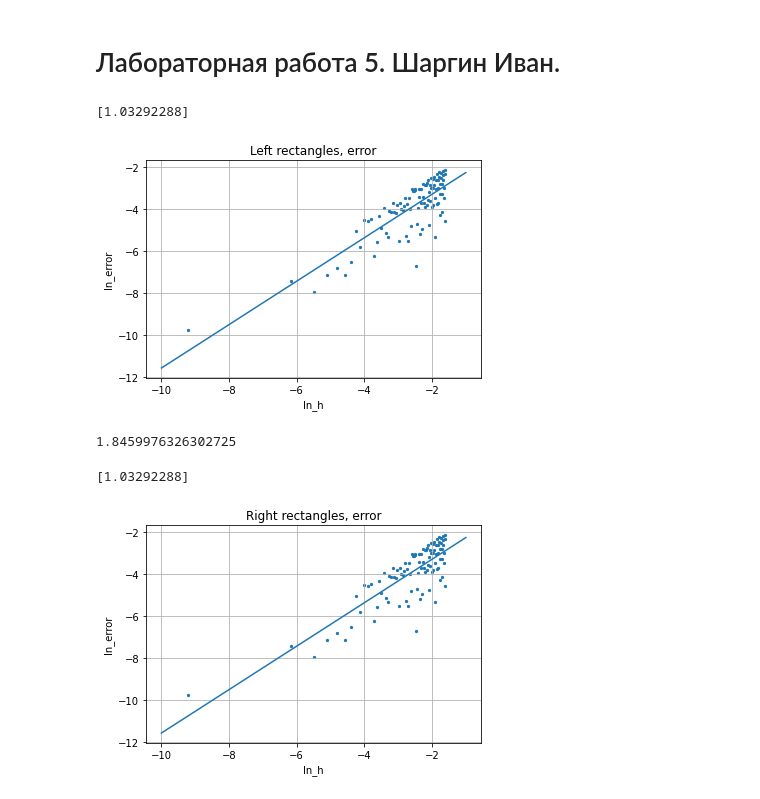
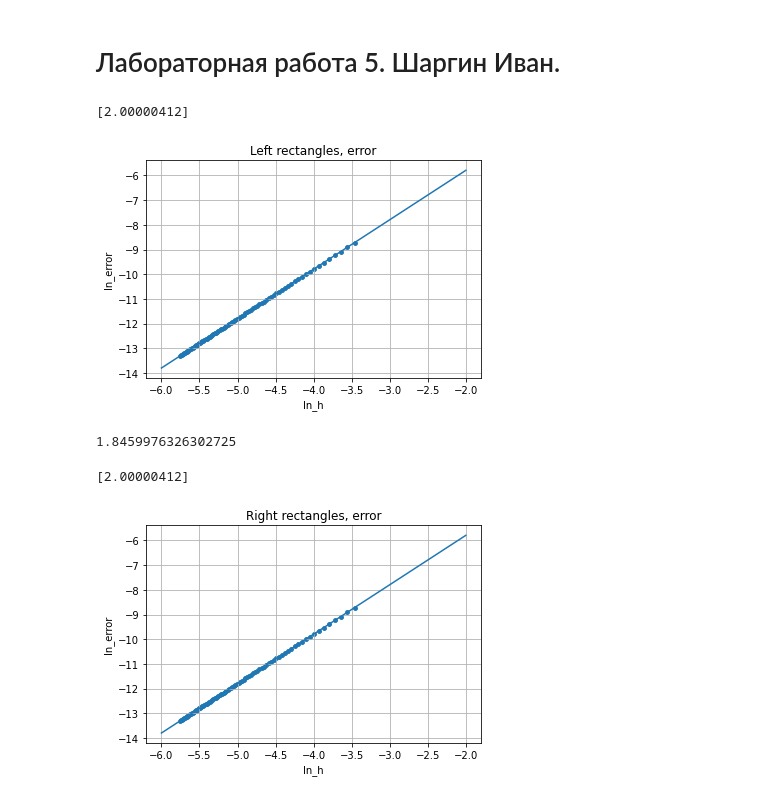
Before and after one commit to ivan-shargin/Math_labs, a Jupyter notebook: Lab_5.ipynb, the cells around one changed output. Cells and saved outputs as stored; diff of their text form; code cells hidden in the pictures.

Commit message:
error rect

```diff
--- a/Lab_5.ipynb
+++ b/Lab_5.ipynb
@@ -15,13 +18,9 @@ def f_easy_test(x):
 # %%
-def left_rect(f, section, h):
-    N = (section[1] - section[0]) / h
-    N = int(N)
-    x_grid = np.linspace(section[0], section[1], N + 1)
-
+def left_rect(f, section, N):
+    x_grid = np.linspace(section[0], section[1], N+1)
     S = 0
-    for x in x_grid:
-        if x != section[1]:
-            S += f(x) * h
+    for i in range(N):
+        S += f(x_grid[i]) * (x_grid[i+1] - x_grid[i])
 
     return(S)
 # %%
@@ -33,30 +32,31 @@ def grid_left_rect(f_grid, x_grid):
 
     return(S)
 # %%
-h_arr = np.linspace(0.0001, 0.2, 100)
+N_arr = np.array(range(100, 1000, 10))
+h_arr = math.pi / N_arr
 error = []
-for h in h_arr:
-    I = left_rect(f_easy_test, np.array([0, math.pi]), h)
+for N in N_arr:
+    I = left_rect(f_easy_test, np.array([0, math.pi]), N)
     I_precise = 2
     error.append(np.linalg.norm(I - I_precise))
 
 error = np.array(error)
 ln_error = np.log(error)
 ln_h = np.log(h_arr)
 
 fig, ax = plt.subplots()
 ax.grid()
-ax.scatter(ln_h, ln_error, s=5)
+ax.scatter(ln_h, ln_error, s=15)
 plt.xlabel("ln_h")
 plt.ylabel("ln_error")
 plt.title("Left rectangles, error")
 
 linear_regressor = linear_model.LinearRegression()
 linear_regressor.fit(ln_h.reshape((ln_h.size, 1)), ln_error)
-x0 = np.linspace(-10, -1, 100).reshape((100, 1))
+x0 = np.linspace(-6, -2, 100).reshape((100, 1))
 y0 = linear_regressor.predict(x0)
 ax.plot(x0, y0)
 print(linear_regressor.coef_)
 # %% [output]
-[1.03292288]
+[2.00000412]
-[figure, old version]
+[figure, new version]
@@ -85,10 +107,11 @@ def grid_right_rect(f_grid, x_grid):
 
     return(S)
 # %%
-h_arr = np.linspace(0.0001, 0.2, 100)
+N_arr = np.array(range(100, 1000, 10))
+h_arr = math.pi / N_arr
 error = []
-for h in h_arr:
-    I = right_rect(f_easy_test, np.array([0, math.pi]), h)
+for N in N_arr:
+    I = right_rect(f_easy_test, np.array([0, math.pi]), N)
     I_precise = 2
     error.append(np.linalg.norm(I - I_precise))
 
@@ -98,20 +121,20 @@ ln_h = np.log(h_arr)
 
 fig, ax = plt.subplots()
 ax.grid()
-ax.scatter(ln_h, ln_error, s=5)
+ax.scatter(ln_h, ln_error, s=15)
 plt.xlabel("ln_h")
 plt.ylabel("ln_error")
 plt.title("Right rectangles, error")
 
 linear_regressor = linear_model.LinearRegression()
 linear_regressor.fit(ln_h.reshape((ln_h.size, 1)), ln_error)
-x0 = np.linspace(-10, -1, 100).reshape((100, 1))
+x0 = np.linspace(-6, -2, 100).reshape((100, 1))
 y0 = linear_regressor.predict(x0)
 ax.plot(x0, y0)
 print(linear_regressor.coef_)
 # %% [output]
-[1.03292288]
+[2.00000412]
-[figure, old version]
+[figure, new version]
 # %%
 def trapeze(f, section, N):
     x_grid = np.linspace(section[0], section[1], N+1)
```
Also changed, not shown: parts of 15 cells of this notebook.
